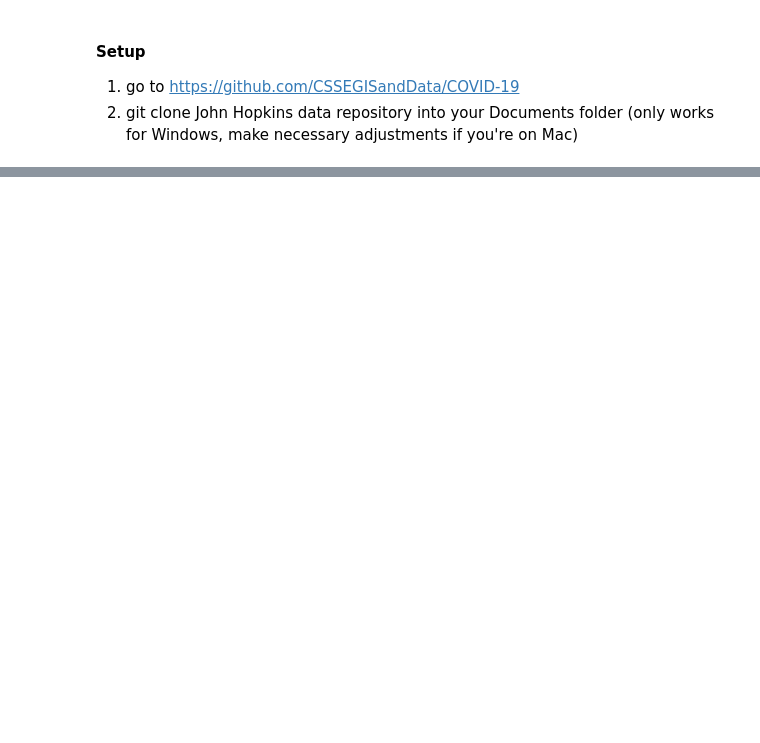
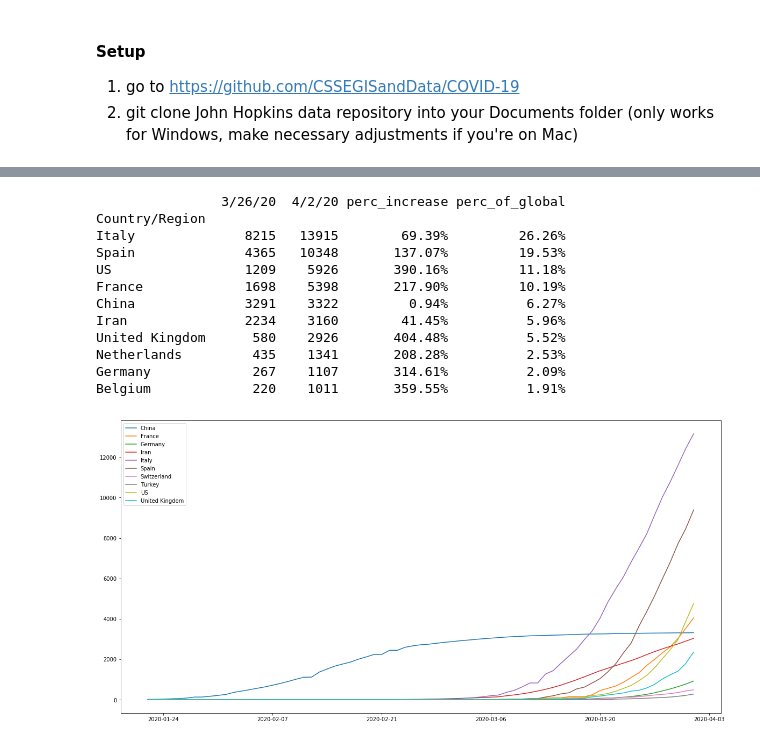
Before and after one commit to michalpuchala/covid19_daily_charts, a Jupyter notebook: covid19_daily_charts.ipynb, the cells around one changed output, grey strips where cells are left out. Saved outputs shown, nothing was run; the diff lists cells and outputs as text; code cells hidden in the pictures; blank space fills up the shorter version.

```diff
--- a/covid19_daily_charts.ipynb
+++ b/covid19_daily_charts.ipynb
@@ -90,7 +97,7 @@ countries_cases.sort_values(by=[last_day], ascending=False, inplace=True)
 # %%
 # countries - deaths
 countries_deaths = deaths_data[['Country/Region', week_ago, last_day]]
-countries_deaths = countries_cases.groupby(['Country/Region']).agg({week_ago: 'sum', last_day: 'sum'})
+countries_deaths = countries_deaths.groupby(['Country/Region']).agg({week_ago: 'sum', last_day: 'sum'})
 countries_deaths['perc_increase'] = countries_deaths.apply(lambda x: x[last_day] / x[week_ago] - 1 if x[week_ago] != 0 else 0, axis=1)
 countries_deaths['perc_increase'] = pd.Series(["{0:.2f}%".format(val * 100) for val in countries_deaths['perc_increase']], index = countries_deaths.index)
 countries_deaths['perc_of_global'] = countries_deaths.apply(lambda x: x[last_day] / sum(deaths_data[last_day]), axis=1)
@@ -123,0 +180,26 @@ country_cases_graph
+# %%
+# country deaths - graph
+plt.rcParams["figure.figsize"] = (20,10)
+country_deaths_graph = deaths_data[cases_data['Country/Region'].isin(top_countries)][['Country/Region',] + days_available]
+country_deaths_graph = pd.melt(country_deaths_graph, id_vars=["Country/Region"], value_vars = days_available, var_name = 'day', value_name = 'cases')
+country_deaths_graph['day'] = country_deaths_graph.apply(lambda x: datetime.strptime(x['day'], '%m/%d/%y'), axis=1)
+country_deaths_graph.reset_index(inplace=True)
+country_deaths_graph = pd.pivot_table(country_deaths_graph, values=['cases'], columns=['Country/Region'], index=['day'], aggfunc={'cases': np.sum})
+for country in list(country_deaths_graph.columns.levels[1]):
+    plt.plot(country_deaths_graph.index, country_deaths_graph['cases'][country])
+plt.legend()
+print(countries_deaths.head(top_no_countries))
+# %% [output]
+                3/26/20  4/2/20 perc_increase perc_of_global
+Country/Region
+Italy              8215   13915        69.39%         26.26%
+Spain              4365   10348       137.07%         19.53%
+US                 1209    5926       390.16%         11.18%
+France             1698    5398       217.90%         10.19%
+China              3291    3322         0.94%          6.27%
+Iran               2234    3160        41.45%          5.96%
+United Kingdom      580    2926       404.48%          5.52%
+Netherlands         435    1341       208.28%          2.53%
+Germany             267    1107       314.61%          2.09%
+Belgium             220    1011       359.55%          1.91%
+[figure, added]
```
Also changed, not shown: parts of 7 cells of this notebook.
